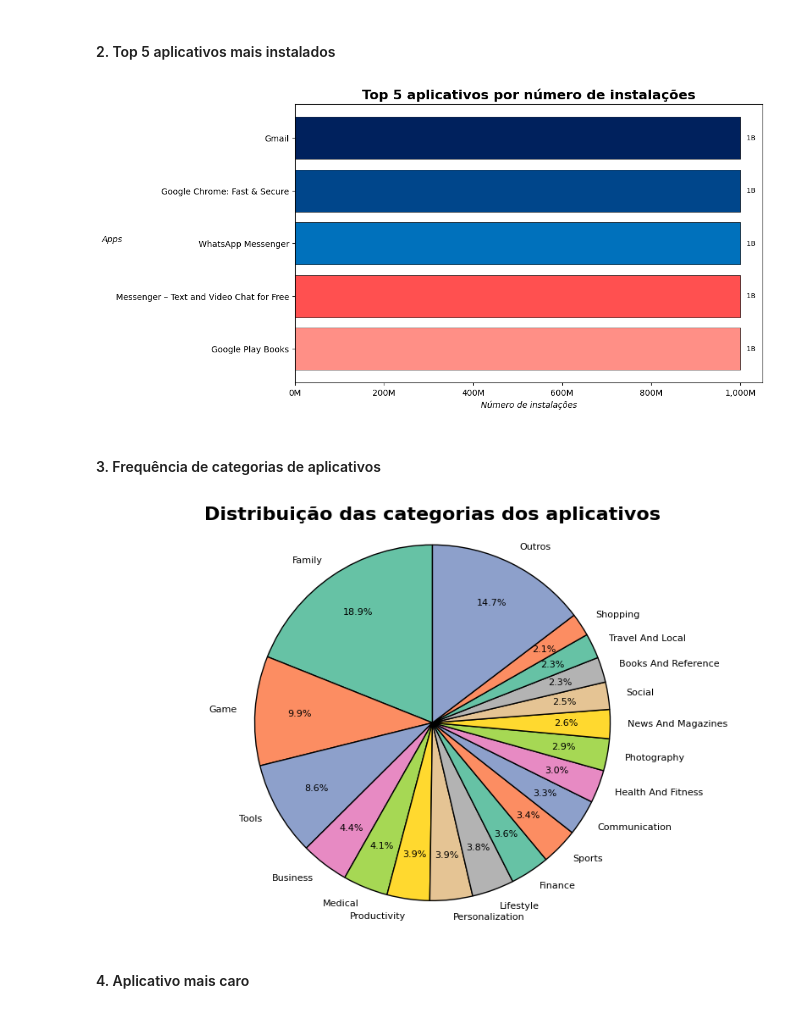
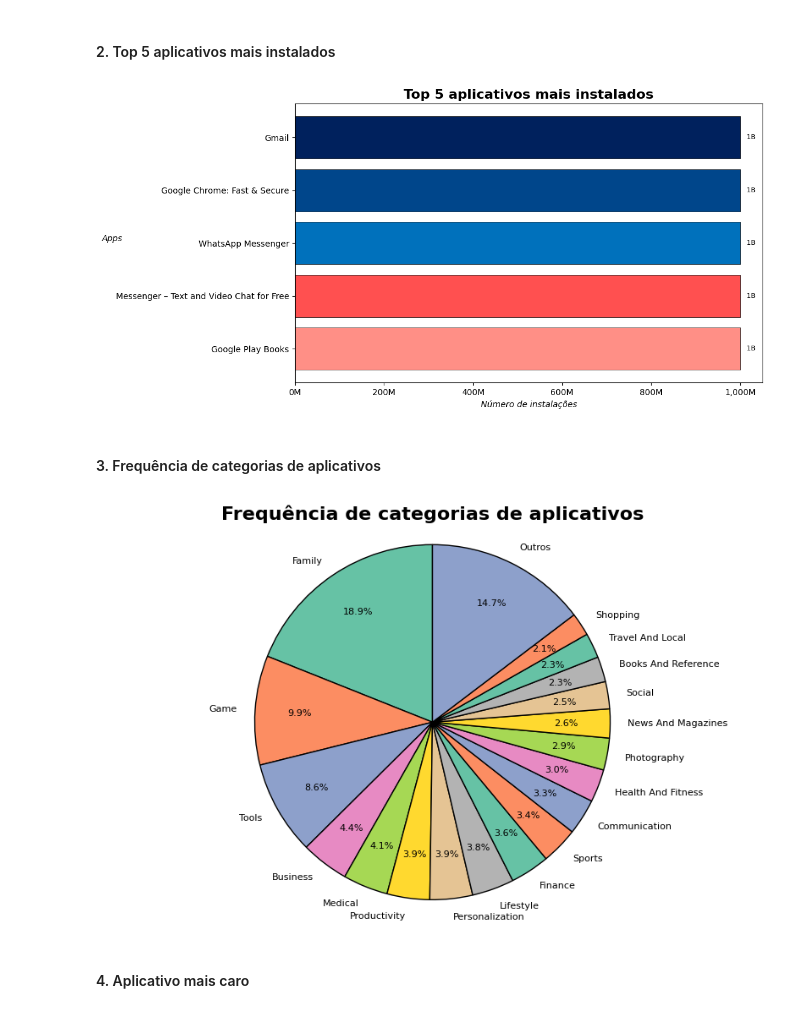
Before and after one commit to heitorkobayashi/projetos-estagio-compass.uol, a Jupyter notebook: Sprint 3/desafio/entregaveis/desafio.ipynb, the cells around one changed output. Cells and saved outputs as stored; diff of their text form; code cells hidden in the pictures.

```diff
--- a/Sprint 3/desafio/entregaveis/desafio.ipynb
+++ b/Sprint 3/desafio/entregaveis/desafio.ipynb
@@ -186,24 +186,24 @@ Número de linhas duplicadas: 0
 # %%
 top_apps = google_playstore_df.nlargest(5, 'Installs')
 
 
 plt.figure(figsize=(10, 6))
 plt.barh(top_apps['App'], top_apps['Installs'], color=['#ff8f86','#ff5050','#0071bc','#00468b','#00215d'],
          edgecolor='black', linewidth=0.5)
 
 
 for index, value in enumerate(top_apps['Installs']):
     plt.text(value, index, f'   {value/1e9:,.0f}B', ha='left', va='center', fontsize=8)
 
 
-plt.title('Top 5 aplicativos por número de instalações', fontsize=16, fontweight='bold', color='black')
+plt.title('Top 5 aplicativos mais instalados', fontsize=16, fontweight='bold', color='black')
 plt.xlabel('Número de instalações', fontsize=10, fontstyle='italic')
 plt.ylabel('Apps', fontsize=10, fontstyle='italic', rotation=0)
 eixo_x = mticker.FuncFormatter(lambda x, pos: '{:,.0f}'.format(x/1e6) + 'M')
 plt.gca().xaxis.set_major_formatter(eixo_x)
 plt.show()
 # %% [output]
-[figure, old version]
+[figure, new version]
 # %% [markdown]
 #### 3. Frequência de categorias de aplicativos
 # %%
@@ -220,11 +220,11 @@ plt.pie(categorias_filtradas, labels=categorias_filtradas.index, autopct='%0.1f%
         textprops={'fontsize': 8}, startangle=90, colors=plt.cm.Set2.colors,
         wedgeprops={'edgecolor': 'black'}, pctdistance=0.75)
 
-plt.title('Distribuição das categorias dos aplicativos', fontsize=16, fontweight='bold', color='black')
+plt.title('Frequência de categorias de aplicativos', fontsize=16, fontweight='bold', color='black')
 plt.axis('equal')
 plt.show()
 # %% [output]
-[figure, old version]
+[figure, new version]
 # %% [markdown]
 #### 4. Aplicativo mais caro
 # %%
```
